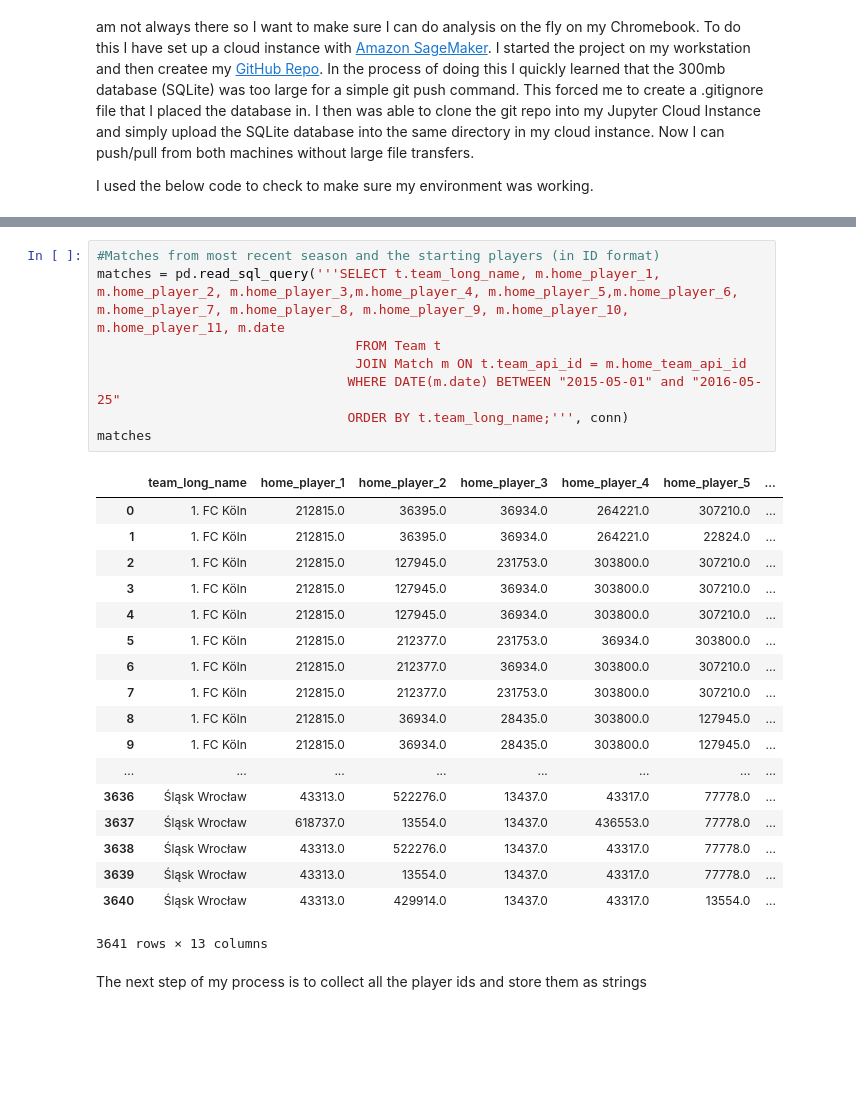
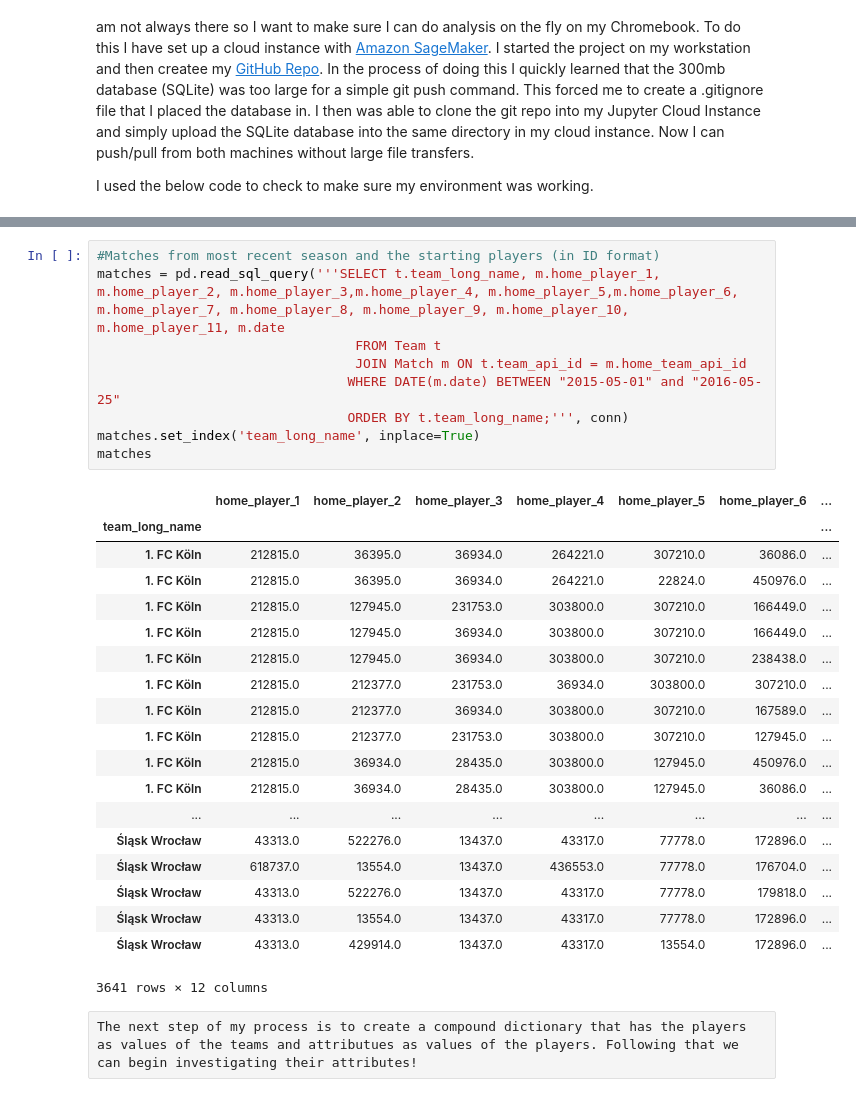
Before and after one commit to GarrettMarkScott/European_Soccer_Exploring, a Jupyter notebook: European Soccer Data.ipynb, the cells around one changed output, grey strips where cells are left out. Cells and saved outputs as stored; diff of their text form; blank space fills up the shorter version.

```diff
--- a/European Soccer Data.ipynb
+++ b/European Soccer Data.ipynb
@@ -54,29 +65,31 @@ This turned out to be a pretty big challege because I did not relize DB Browser
 # %%
 #Matches from most recent season and the starting players (in ID format)
 matches = pd.read_sql_query('''SELECT t.team_long_name, m.home_player_1, m.home_player_2, m.home_player_3,m.home_player_4, m.home_player_5,m.home_player_6, m.home_player_7, m.home_player_8, m.home_player_9, m.home_player_10, m.home_player_11, m.date
                                  FROM Team t
                                  JOIN Match m ON t.team_api_id = m.home_team_api_id
                                 WHERE DATE(m.date) BETWEEN "2015-05-01" and "2016-05-25"
                                 ORDER BY t.team_long_name;''', conn)
+matches.set_index('team_long_name', inplace=True)
 matches
 # %% [output]
-|  | team_long_name | home_player_1 | home_player_2 | home_player_3 | home_player_4 | home_player_5 | ... |
-| 0 | 1. FC Köln | 212815.0 | 36395.0 | 36934.0 | 264221.0 | 307210.0 | ... |
-| 1 | 1. FC Köln | 212815.0 | 36395.0 | 36934.0 | 264221.0 | 22824.0 | ... |
-| 2 | 1. FC Köln | 212815.0 | 127945.0 | 231753.0 | 303800.0 | 307210.0 | ... |
-| 3 | 1. FC Köln | 212815.0 | 127945.0 | 36934.0 | 303800.0 | 307210.0 | ... |
-| 4 | 1. FC Köln | 212815.0 | 127945.0 | 36934.0 | 303800.0 | 307210.0 | ... |
-| 5 | 1. FC Köln | 212815.0 | 212377.0 | 231753.0 | 36934.0 | 303800.0 | ... |
-| 6 | 1. FC Köln | 212815.0 | 212377.0 | 36934.0 | 303800.0 | 307210.0 | ... |
-| 7 | 1. FC Köln | 212815.0 | 212377.0 | 231753.0 | 303800.0 | 307210.0 | ... |
-| 8 | 1. FC Köln | 212815.0 | 36934.0 | 28435.0 | 303800.0 | 127945.0 | ... |
-| 9 | 1. FC Köln | 212815.0 | 36934.0 | 28435.0 | 303800.0 | 127945.0 | ... |
+|  | home_player_1 | home_player_2 | home_player_3 | home_player_4 | home_player_5 | home_player_6 | ... |
+| team_long_name |  |  |  |  |  |  | ... |
+| 1. FC Köln | 212815.0 | 36395.0 | 36934.0 | 264221.0 | 307210.0 | 36086.0 | ... |
+| 1. FC Köln | 212815.0 | 36395.0 | 36934.0 | 264221.0 | 22824.0 | 450976.0 | ... |
+| 1. FC Köln | 212815.0 | 127945.0 | 231753.0 | 303800.0 | 307210.0 | 166449.0 | ... |
+| 1. FC Köln | 212815.0 | 127945.0 | 36934.0 | 303800.0 | 307210.0 | 166449.0 | ... |
+| 1. FC Köln | 212815.0 | 127945.0 | 36934.0 | 303800.0 | 307210.0 | 238438.0 | ... |
+| 1. FC Köln | 212815.0 | 212377.0 | 231753.0 | 36934.0 | 303800.0 | 307210.0 | ... |
+| 1. FC Köln | 212815.0 | 212377.0 | 36934.0 | 303800.0 | 307210.0 | 167589.0 | ... |
+| 1. FC Köln | 212815.0 | 212377.0 | 231753.0 | 303800.0 | 307210.0 | 127945.0 | ... |
+| 1. FC Köln | 212815.0 | 36934.0 | 28435.0 | 303800.0 | 127945.0 | 450976.0 | ... |
+| 1. FC Köln | 212815.0 | 36934.0 | 28435.0 | 303800.0 | 127945.0 | 36086.0 | ... |
 | ... | ... | ... | ... | ... | ... | ... | ... |
-| 3636 | Śląsk Wrocław | 43313.0 | 522276.0 | 13437.0 | 43317.0 | 77778.0 | ... |
-| 3637 | Śląsk Wrocław | 618737.0 | 13554.0 | 13437.0 | 436553.0 | 77778.0 | ... |
-| 3638 | Śląsk Wrocław | 43313.0 | 522276.0 | 13437.0 | 43317.0 | 77778.0 | ... |
-| 3639 | Śląsk Wrocław | 43313.0 | 13554.0 | 13437.0 | 43317.0 | 77778.0 | ... |
-| 3640 | Śląsk Wrocław | 43313.0 | 429914.0 | 13437.0 | 43317.0 | 13554.0 | ... |
+| Śląsk Wrocław | 43313.0 | 522276.0 | 13437.0 | 43317.0 | 77778.0 | 172896.0 | ... |
+| Śląsk Wrocław | 618737.0 | 13554.0 | 13437.0 | 436553.0 | 77778.0 | 176704.0 | ... |
+| Śląsk Wrocław | 43313.0 | 522276.0 | 13437.0 | 43317.0 | 77778.0 | 179818.0 | ... |
+| Śląsk Wrocław | 43313.0 | 13554.0 | 13437.0 | 43317.0 | 77778.0 | 172896.0 | ... |
+| Śląsk Wrocław | 43313.0 | 429914.0 | 13437.0 | 43317.0 | 13554.0 | 172896.0 | ... |
-3641 rows × 13 columns
+3641 rows × 12 columns
-# %% [markdown]
-The next step of my process is to collect all the player ids and store them as strings
+# %% [raw]
+The next step of my process is to create a compound dictionary that has the players as values of the teams and attributues as values of the players. Following that we can begin investigating their attributes!
```
Also changed, not shown: parts of 7 cells of this notebook.
